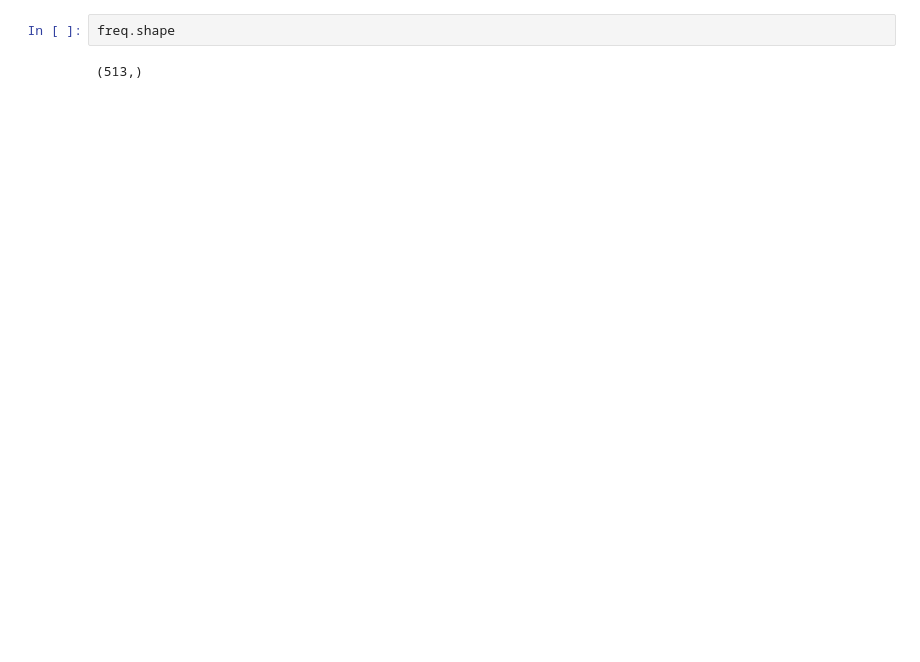
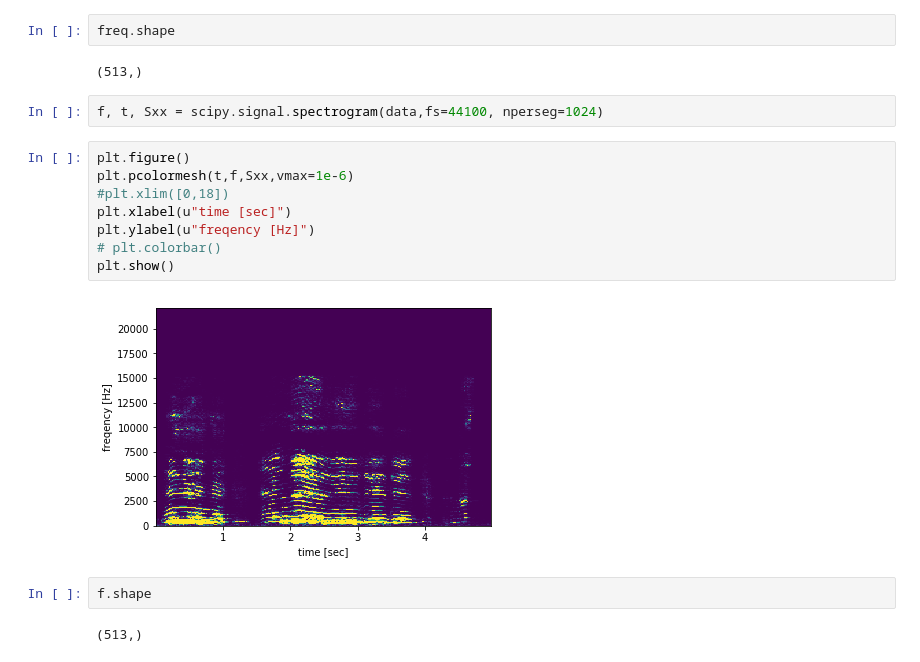
Before and after one commit to kacky24/baby_cry_cause_estimation, a Jupyter notebook: voice_recognization.ipynb, the cells around one changed output. Saved outputs shown, nothing was run; the diff lists cells and outputs as text; blank space fills up the shorter version.

```diff
--- a/voice_recognization.ipynb
+++ b/voice_recognization.ipynb
@@ -42,3 +42,19 @@ plt.show()
 freq.shape
 # %% [output]
 (513,)
+# %%
+f, t, Sxx = scipy.signal.spectrogram(data,fs=44100, nperseg=1024)
+# %%
+plt.figure()
+plt.pcolormesh(t,f,Sxx,vmax=1e-6)
+#plt.xlim([0,18])
+plt.xlabel(u"time [sec]")
+plt.ylabel(u"freqency [Hz]")
+# plt.colorbar()
+plt.show()
+# %% [output]
+[figure, added]
+# %%
+f.shape
+# %% [output]
+(513,)
```
Also changed, not shown: parts of 4 cells of this notebook, 8 other files.
